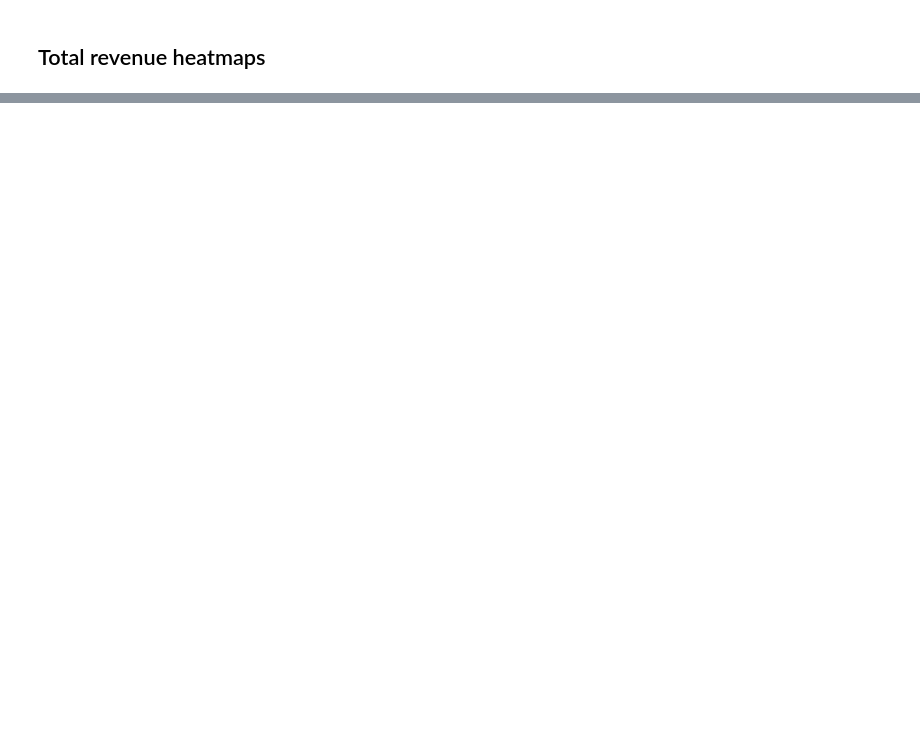
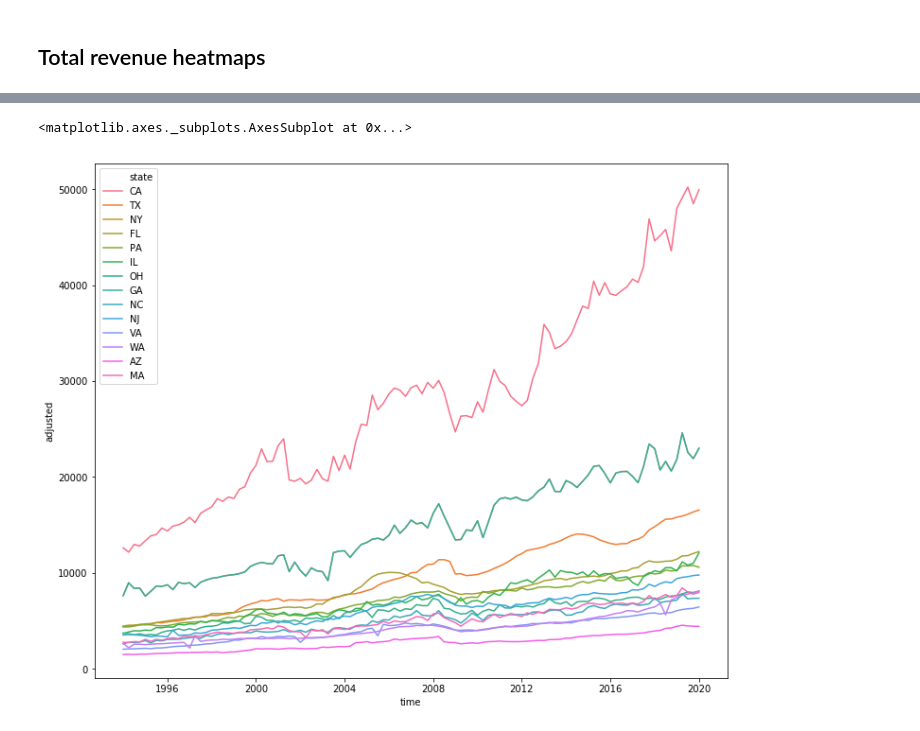
Before and after one commit to rcstein/qtax, a Jupyter notebook: QTax Data Analysis.ipynb, the cells around one changed output, grey strips where cells are left out. Cells and saved outputs as stored; diff of their text form; code cells hidden in the pictures; blank space fills up the shorter version.

```diff
--- a/QTax Data Analysis.ipynb
+++ b/QTax Data Analysis.ipynb
@@ -243,0 +318,7 @@ Text(0.5, 1.0, 'High Revenue States, 2005Q1-2012Q4')
+# %%
+# Line plots
+fig, ax = plt.subplots(figsize=(12,10))
+sns.lineplot(x = "time", y = "adjusted", data = top_15_total, hue = "state")
+# %% [output]
+<matplotlib.axes._subplots.AxesSubplot at 0x...>
+[figure, added]
```
Also changed, not shown: parts of 16 cells of this notebook, 2 other files.
